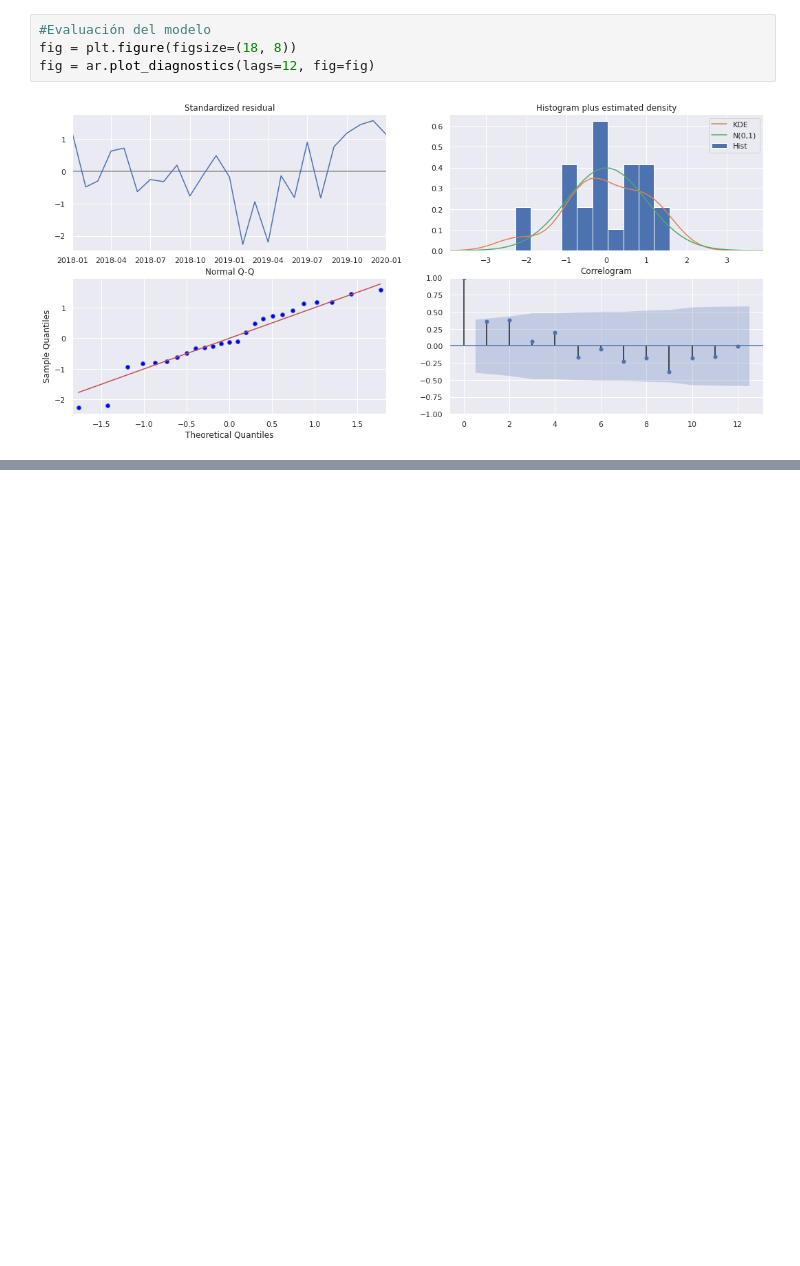
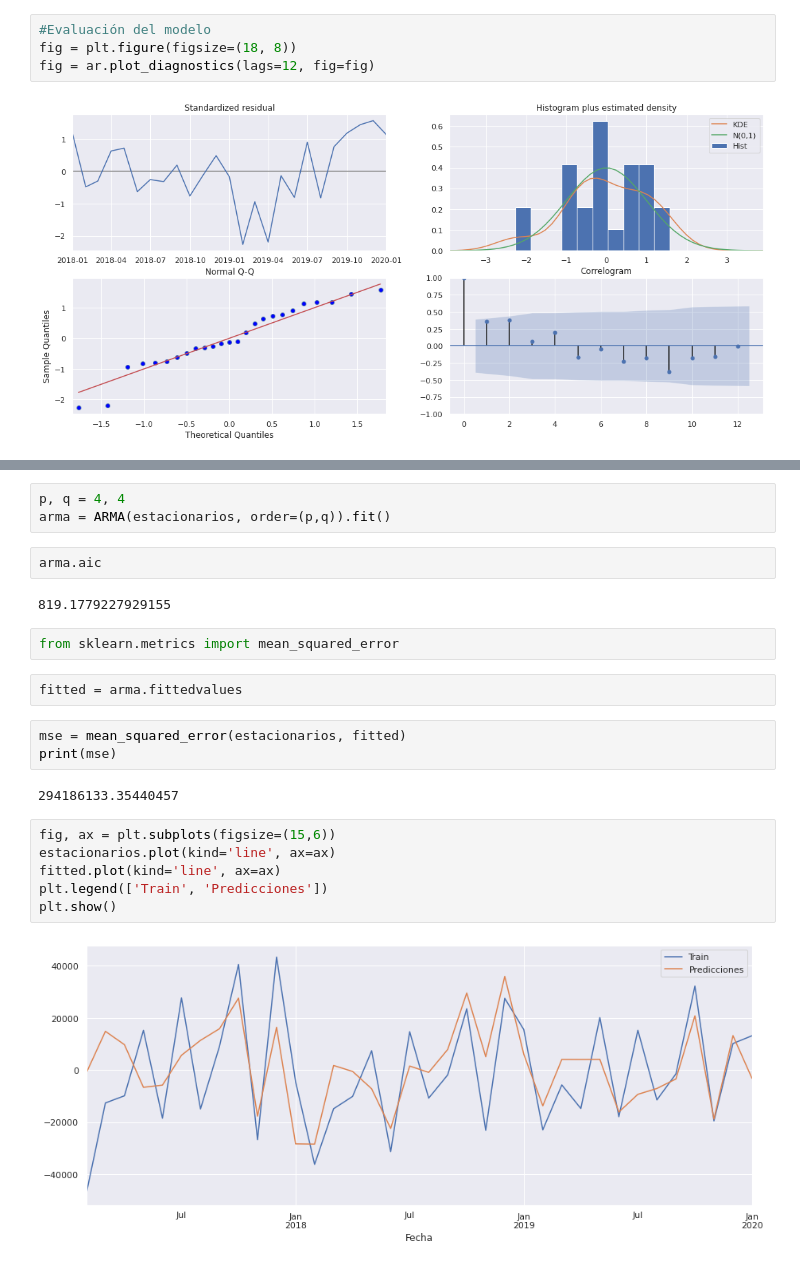
Before and after one commit to JuliMillan/Series-temporales, a Jupyter notebook: Ventas.ipynb, the cells around one changed output, grey strips where cells are left out. Saved outputs shown, nothing was run; the diff lists cells and outputs as text; blank space fills up the shorter version.

```diff
--- a/Ventas.ipynb
+++ b/Ventas.ipynb
@@ -886,0 +966,24 @@ fig = ar.plot_diagnostics(lags=12, fig=fig)
+# %%
+p, q = 4, 4
+arma = ARMA(estacionarios, order=(p,q)).fit()
+# %%
+arma.aic
+# %% [output]
+819.1779227929155
+# %%
+from sklearn.metrics import mean_squared_error
+# %%
+fitted = arma.fittedvalues
+# %%
+mse = mean_squared_error(estacionarios, fitted)
+print(mse)
+# %% [output]
+294186133.35440457
+# %%
+fig, ax = plt.subplots(figsize=(15,6))
+estacionarios.plot(kind='line', ax=ax)
+fitted.plot(kind='line', ax=ax)
+plt.legend(['Train', 'Predicciones'])
+plt.show()
+# %% [output]
+[figure, added]
```
Also changed, not shown: parts of 43 cells of this notebook.
